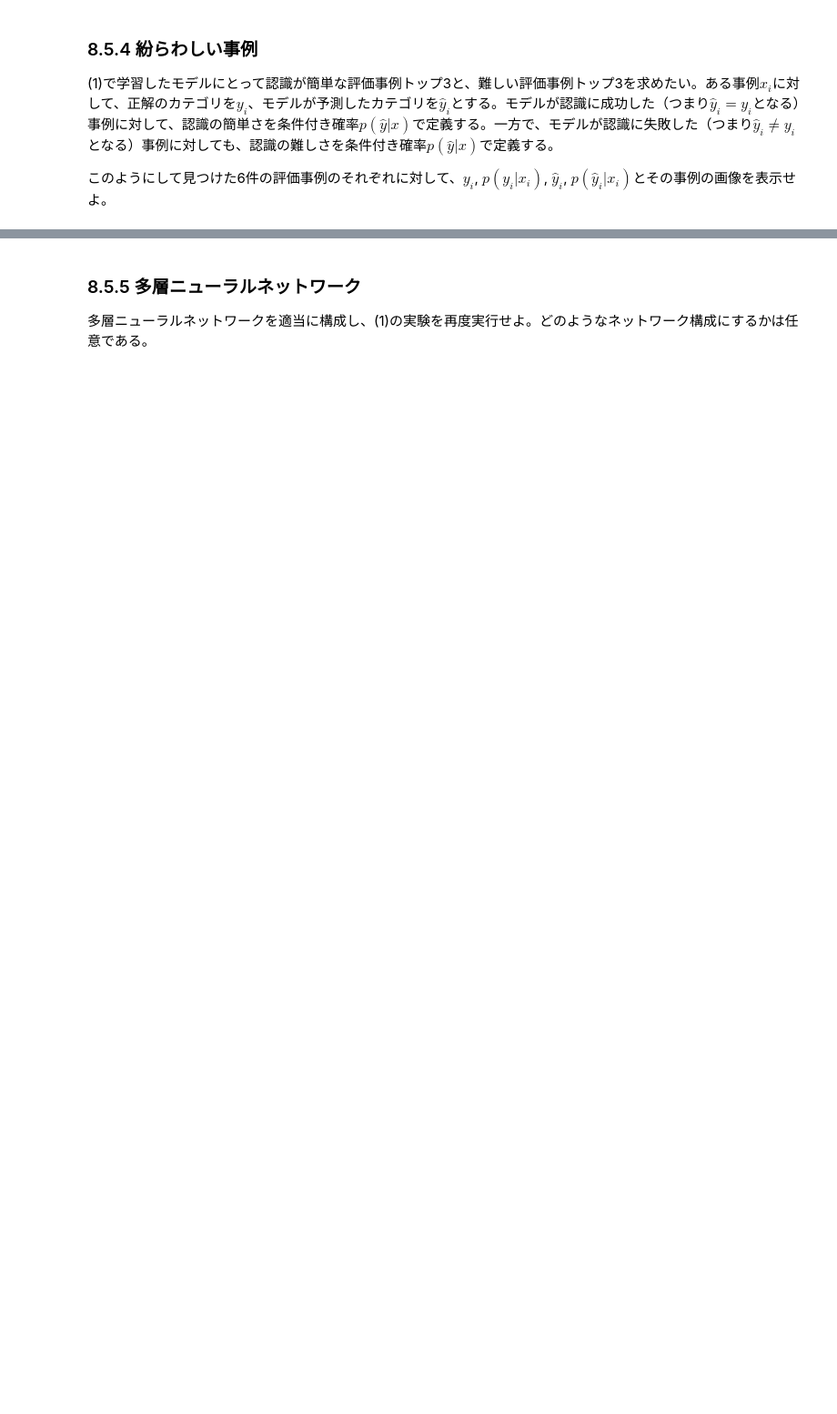
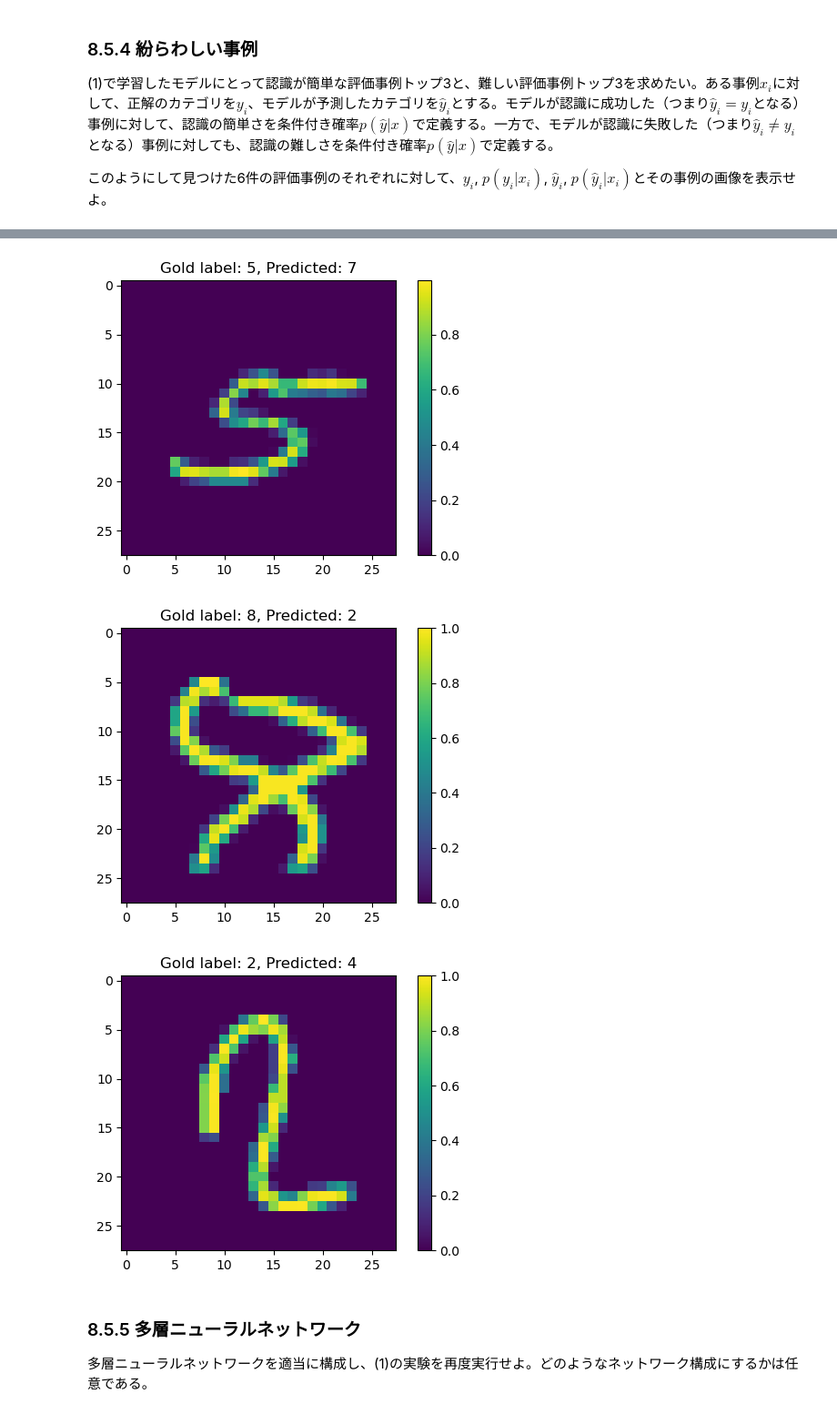
Before and after one commit to icoxfog417/mlnote-note, a Jupyter notebook: notebooks/chapter8_answer.ipynb, the cells around one changed output, grey strips where cells are left out. Shown at 91% size. Saved outputs shown, nothing was run; the diff lists cells and outputs as text; code cells hidden in the pictures; blank space fills up the shorter version.

```diff
--- a/notebooks/chapter8_answer.ipynb
+++ b/notebooks/chapter8_answer.ipynb
@@ -120,0 +290,3 @@ Test data (Y): (10000,) uint8
+# %%
+different_df = predictions_df[(predictions_df["y"] != predictions_df["y_hat"])]
+different_df.nsmallest(3, "y_proba")
@@ -121,3 +298,10 @@ Test data (Y): (10000,) uint8
+# %%
+for i in different_df.nsmallest(3, "y_proba").index:
+    mnist_plot(data["test_x"][i].reshape((28, 28)), predictions_df["y"][i], predictions_df["y_hat"][i])
+# %% [output]
+[figure, added]
+[figure, added]
+[figure, added]
 # %% [markdown]
 ### 8.5.5 多層ニューラルネットワーク
 
```
Also changed, not shown: parts of 19 cells of this notebook.
